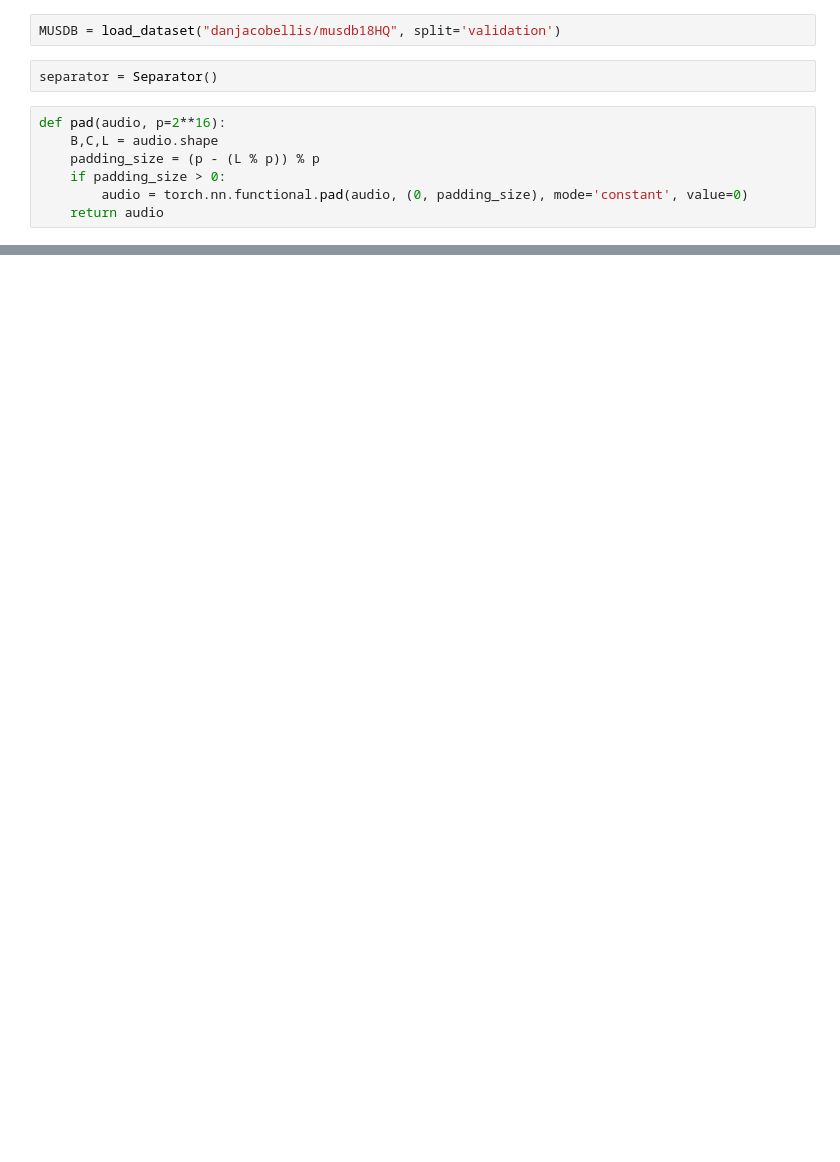
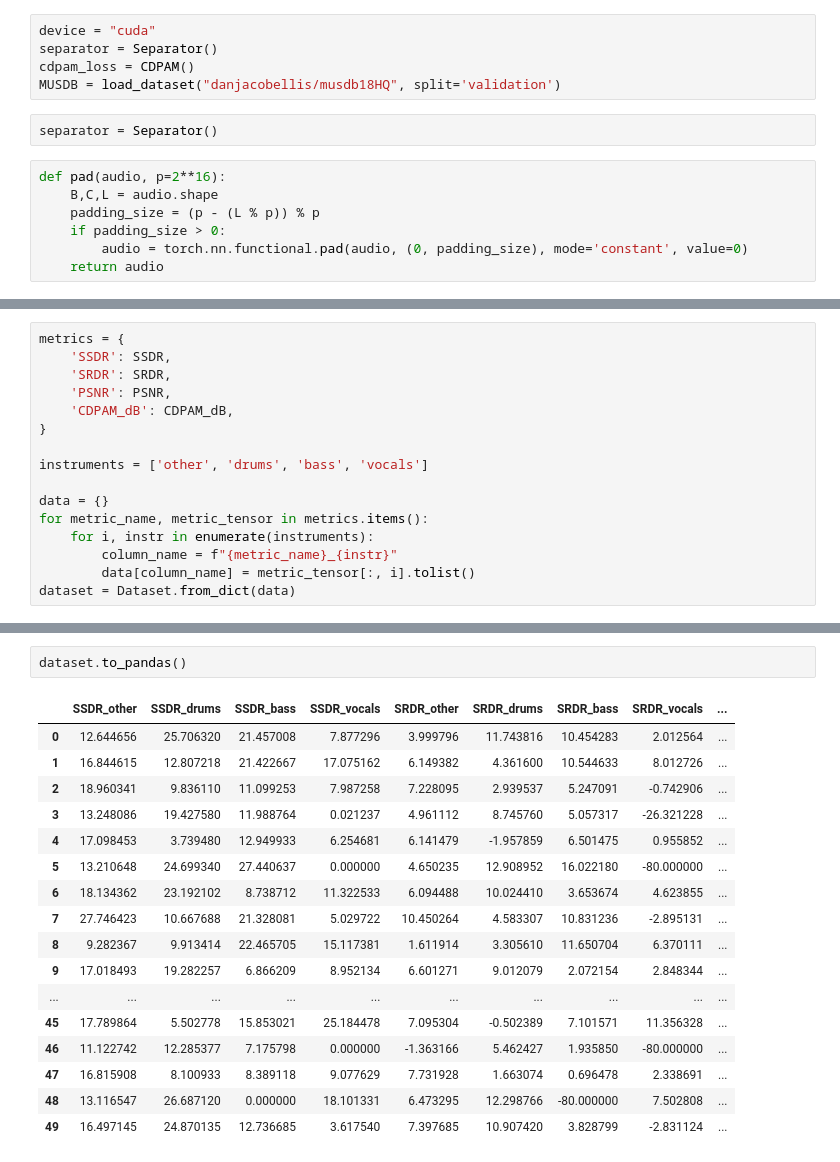
Before and after one commit to danjacobellis/LCCL, a Jupyter notebook: FIC/mss_walloc.ipynb, the cells around one changed output, grey strips where cells are left out. Drawn from its saved outputs; the diff is of its cells as text; blank space fills up the shorter version.

```diff
--- a/FIC/mss_walloc.ipynb
+++ b/FIC/mss_walloc.ipynb
@@ -31,6 +32,9 @@ codec = walloc.Codec1D(
 codec.load_state_dict(checkpoint['model_state_dict'])
 codec.eval();
 # %%
+device = "cuda"
+separator = Separator()
+cdpam_loss = CDPAM()
 MUSDB = load_dataset("danjacobellis/musdb18HQ", split='validation')
 # %%
 separator = Separator()
@@ -101,0 +105,16 @@ tensor(10.4308, dtype=torch.float64)
+# %%
+metrics = {
+    'SSDR': SSDR,
+    'SRDR': SRDR,
+    'PSNR': PSNR,
+    'CDPAM_dB': CDPAM_dB,
+}
+
+instruments = ['other', 'drums', 'bass', 'vocals']
+
+data = {}
+for metric_name, metric_tensor in metrics.items():
+    for i, instr in enumerate(instruments):
+        column_name = f"{metric_name}_{instr}"
+        data[column_name] = metric_tensor[:, i].tolist()
+dataset = Dataset.from_dict(data)
@@ -101,0 +145,20 @@ tensor(10.4308, dtype=torch.float64)
+# %%
+dataset.to_pandas()
+# %% [output]
+|  | SSDR_other | SSDR_drums | SSDR_bass | SSDR_vocals | SRDR_other | SRDR_drums | SRDR_bass | SRDR_vocals | ... |
+| 0 | 12.644656 | 25.706320 | 21.457008 | 7.877296 | 3.999796 | 11.743816 | 10.454283 | 2.012564 | ... |
+| 1 | 16.844615 | 12.807218 | 21.422667 | 17.075162 | 6.149382 | 4.361600 | 10.544633 | 8.012726 | ... |
+| 2 | 18.960341 | 9.836110 | 11.099253 | 7.987258 | 7.228095 | 2.939537 | 5.247091 | -0.742906 | ... |
+| 3 | 13.248086 | 19.427580 | 11.988764 | 0.021237 | 4.961112 | 8.745760 | 5.057317 | -26.321228 | ... |
+| 4 | 17.098453 | 3.739480 | 12.949933 | 6.254681 | 6.141479 | -1.957859 | 6.501475 | 0.955852 | ... |
+| 5 | 13.210648 | 24.699340 | 27.440637 | 0.000000 | 4.650235 | 12.908952 | 16.022180 | -80.000000 | ... |
+| 6 | 18.134362 | 23.192102 | 8.738712 | 11.322533 | 6.094488 | 10.024410 | 3.653674 | 4.623855 | ... |
+| 7 | 27.746423 | 10.667688 | 21.328081 | 5.029722 | 10.450264 | 4.583307 | 10.831236 | -2.895131 | ... |
+| 8 | 9.282367 | 9.913414 | 22.465705 | 15.117381 | 1.611914 | 3.305610 | 11.650704 | 6.370111 | ... |
+| 9 | 17.018493 | 19.282257 | 6.866209 | 8.952134 | 6.601271 | 9.012079 | 2.072154 | 2.848344 | ... |
+| ... | ... | ... | ... | ... | ... | ... | ... | ... | ... |
+| 45 | 17.789864 | 5.502778 | 15.853021 | 25.184478 | 7.095304 | -0.502389 | 7.101571 | 11.356328 | ... |
+| 46 | 11.122742 | 12.285377 | 7.175798 | 0.000000 | -1.363166 | 5.462427 | 1.935850 | -80.000000 | ... |
+| 47 | 16.815908 | 8.100933 | 8.389118 | 9.077629 | 7.731928 | 1.663074 | 0.696478 | 2.338691 | ... |
+| 48 | 13.116547 | 26.687120 | 0.000000 | 18.101331 | 6.473295 | 12.298766 | -80.000000 | 7.502808 | ... |
+| 49 | 16.497145 | 24.870135 | 12.736685 | 3.617540 | 7.397685 | 10.907420 | 3.828799 | -2.831124 | ... |
```
Also changed, not shown: parts of 11 cells of this notebook.
